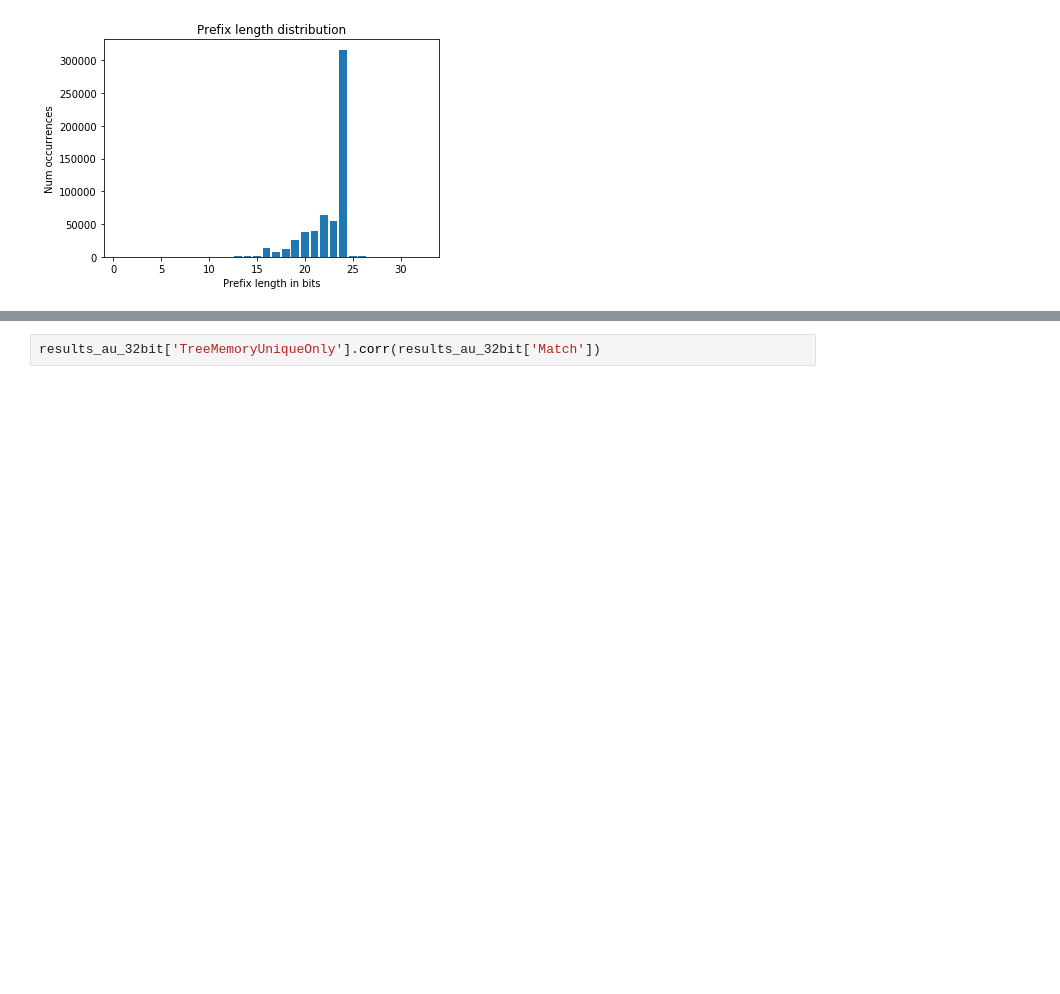
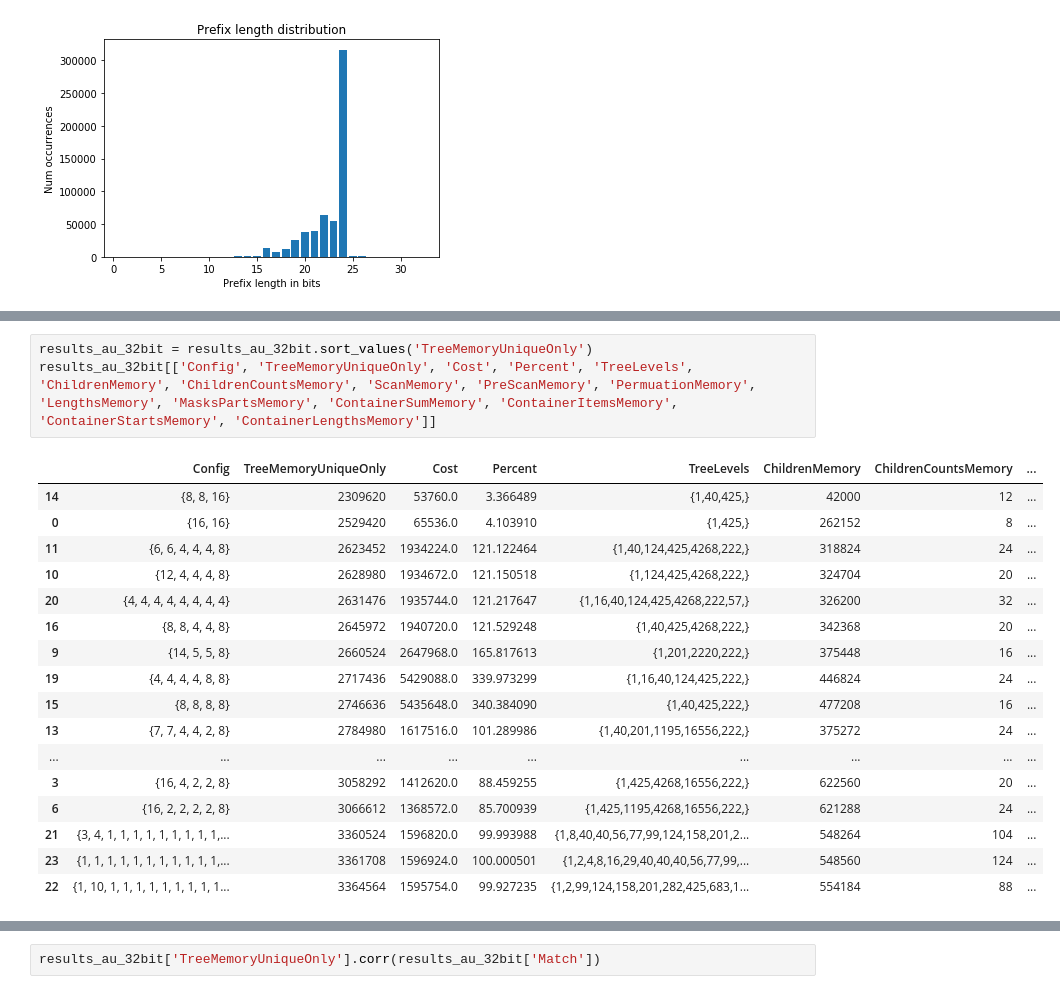
Before and after one commit to matrackif/TrieStrides, a Jupyter notebook: flavors_data_analysis.ipynb, the cells around one changed output, grey strips where cells are left out. Drawn from its saved outputs; the diff is of its cells as text; blank space fills up the shorter version.

```diff
--- a/flavors_data_analysis.ipynb
+++ b/flavors_data_analysis.ipynb
@@ -96 +101,22 @@ results_au_32bit[['Config', 'Match', 'Find', 'BuildAndFind', 'BuildAndMatch', 'B
+# %%
+results_au_32bit = results_au_32bit.sort_values('TreeMemoryUniqueOnly')
+results_au_32bit[['Config', 'TreeMemoryUniqueOnly', 'Cost', 'Percent', 'TreeLevels', 'ChildrenMemory', 'ChildrenCountsMemory', 'ScanMemory', 'PreScanMemory', 'PermuationMemory', 'LengthsMemory', 'MasksPartsMemory', 'ContainerSumMemory', 'ContainerItemsMemory', 'ContainerStartsMemory', 'ContainerLengthsMemory']]
+# %% [output]
+|  | Config | TreeMemoryUniqueOnly | Cost | Percent | TreeLevels | ChildrenMemory | ChildrenCountsMemory | ... |
+| 14 | {8, 8, 16} | 2309620 | 53760.0 | 3.366489 | {1,40,425,} | 42000 | 12 | ... |
+| 0 | {16, 16} | 2529420 | 65536.0 | 4.103910 | {1,425,} | 262152 | 8 | ... |
+| 11 | {6, 6, 4, 4, 4, 8} | 2623452 | 1934224.0 | 121.122464 | {1,40,124,425,4268,222,} | 318824 | 24 | ... |
+| 10 | {12, 4, 4, 4, 8} | 2628980 | 1934672.0 | 121.150518 | {1,124,425,4268,222,} | 324704 | 20 | ... |
+| 20 | {4, 4, 4, 4, 4, 4, 4, 4} | 2631476 | 1935744.0 | 121.217647 | {1,16,40,124,425,4268,222,57,} | 326200 | 32 | ... |
+| 16 | {8, 8, 4, 4, 8} | 2645972 | 1940720.0 | 121.529248 | {1,40,425,4268,222,} | 342368 | 20 | ... |
+| 9 | {14, 5, 5, 8} | 2660524 | 2647968.0 | 165.817613 | {1,201,2220,222,} | 375448 | 16 | ... |
+| 19 | {4, 4, 4, 4, 8, 8} | 2717436 | 5429088.0 | 339.973299 | {1,16,40,124,425,222,} | 446824 | 24 | ... |
+| 15 | {8, 8, 8, 8} | 2746636 | 5435648.0 | 340.384090 | {1,40,425,222,} | 477208 | 16 | ... |
+| 13 | {7, 7, 4, 4, 2, 8} | 2784980 | 1617516.0 | 101.289986 | {1,40,201,1195,16556,222,} | 375272 | 24 | ... |
+| ... | ... | ... | ... | ... | ... | ... | ... | ... |
+| 3 | {16, 4, 2, 2, 8} | 3058292 | 1412620.0 | 88.459255 | {1,425,4268,16556,222,} | 622560 | 20 | ... |
+| 6 | {16, 2, 2, 2, 2, 8} | 3066612 | 1368572.0 | 85.700939 | {1,425,1195,4268,16556,222,} | 621288 | 24 | ... |
+| 21 | {3, 4, 1, 1, 1, 1, 1, 1, 1, 1, 1,... | 3360524 | 1596820.0 | 99.993988 | {1,8,40,40,56,77,99,124,158,201,2... | 548264 | 104 | ... |
+| 23 | {1, 1, 1, 1, 1, 1, 1, 1, 1, 1, 1,... | 3361708 | 1596924.0 | 100.000501 | {1,2,4,8,16,29,40,40,40,56,77,99,... | 548560 | 124 | ... |
+| 22 | {1, 10, 1, 1, 1, 1, 1, 1, 1, 1, 1... | 3364564 | 1595754.0 | 99.927235 | {1,2,99,124,158,201,282,425,683,1... | 554184 | 88 | ... |
 # %%
```
Also changed, not shown: parts of 17 cells of this notebook, 3 other files.
